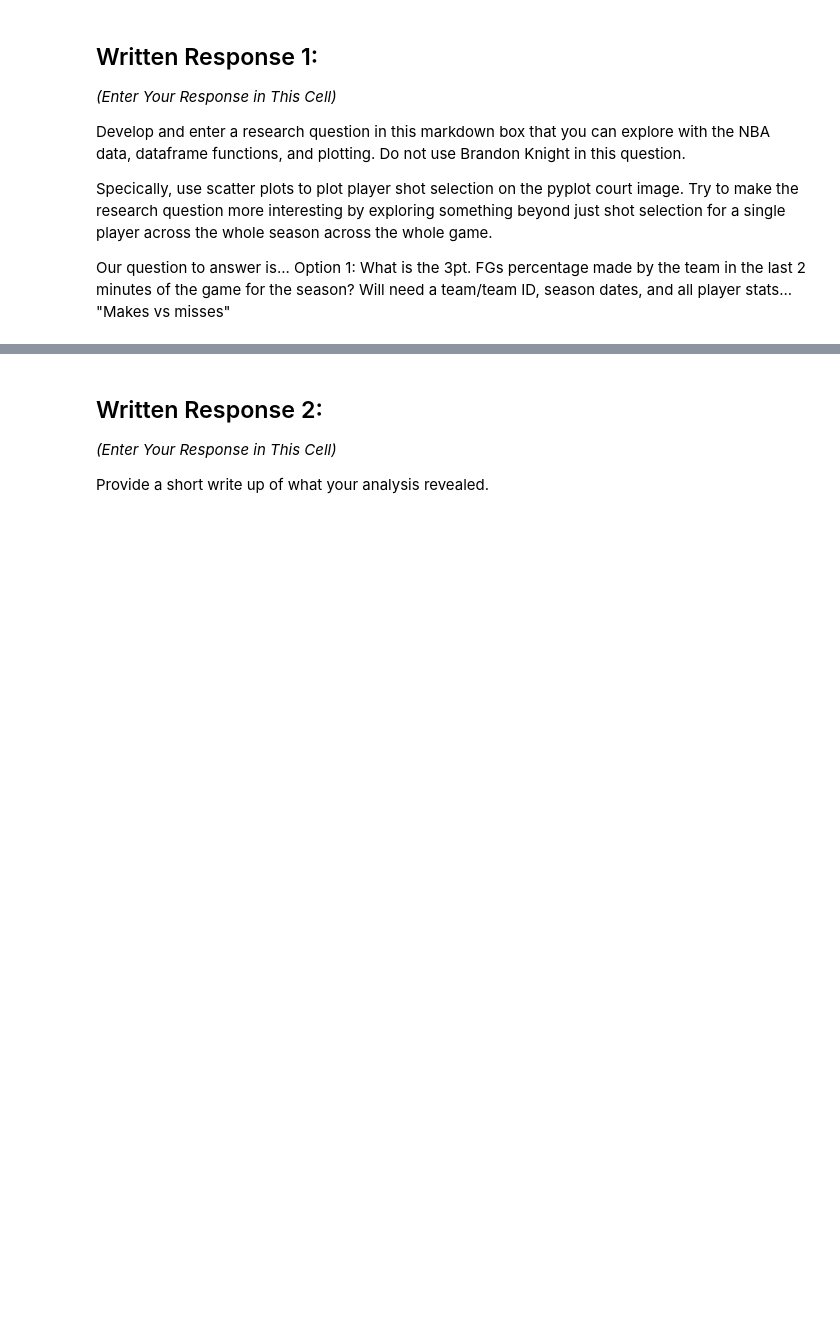
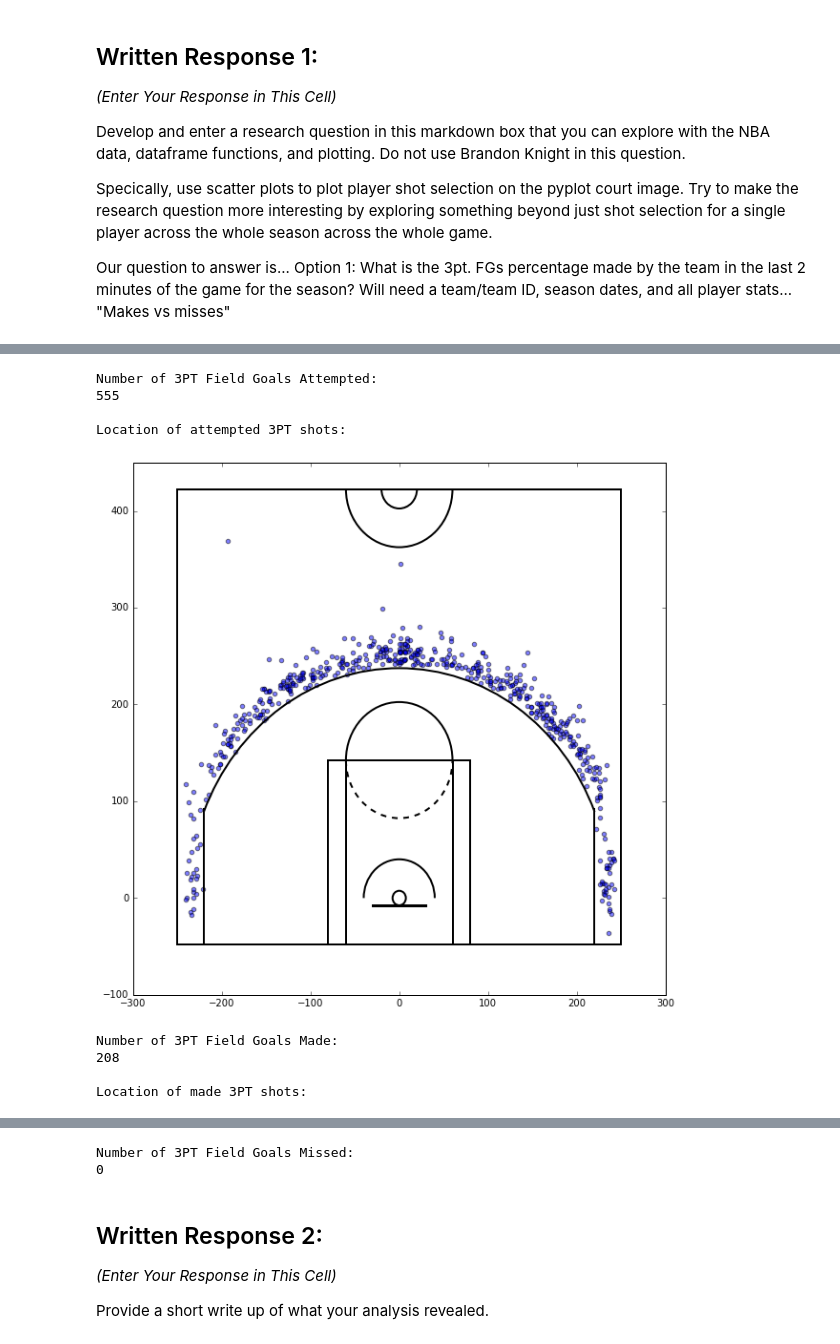
Before and after one commit to cdean00/big_data, a Jupyter notebook: week_2/Week_2_Exercise_Group_6.ipynb, the cells around one changed output, grey strips where cells are left out. Cells and saved outputs as stored; diff of their text form; code cells hidden in the pictures; blank space fills up the shorter version.

```diff
--- a/week_2/Week_2_Exercise_Group_6.ipynb
+++ b/week_2/Week_2_Exercise_Group_6.ipynb
@@ -167,0 +194,6 @@ Will need a team/team ID, season dates, and all player stats...
+# %%
+# Write the code to build a dataframe like we did for Brandon for a different player with some sort of criteria.
+james = 201935
+# %%
+james_shots = get_shot_stats(james)
+print james_shots
@@ -167,0 +218,49 @@ Will need a team/team ID, season dates, and all player stats...
+# %%
+# Write code to generate some basic statistics (like sum() or average()) to inform your research question.
+james_shot_type_attempt = james_shots[(james_shots.SHOT_TYPE == '3PT Field Goal') & (james_shots.SHOT_ATTEMPTED_FLAG == 1)]
+x_attempt = james_shot_type_attempt['LOC_X']
+y_attempt = james_shot_type_attempt['LOC_Y']
+print 'Number of 3PT Field Goals Attempted:'
+print james_shot_type_attempt['SHOT_ATTEMPTED_FLAG'].sum()
+print
+print 'Location of attempted 3PT shots:'
+plt.figure('scatter')
+x = x_attempt# make this just a column of the X shot locations from your datafrane above like dataframe['LOC_X']
+y = y_attempt# make this just a column of the Y shot locations from your datafrane above like dataframe['LOC_Y']
+plt.xlim(-300,300)
+plt.ylim(-100,450)
+draw_court(outer_lines=True)
+plt.scatter(x,y, alpha=.5)
+plt.show()
+
+
+james_shot_type_made = james_shots[(james_shots.SHOT_TYPE == '3PT Field Goal') & (james_shots.SHOT_MADE_FLAG == 1)]
+x_made = james_shot_type_made['LOC_X']
+y_made = james_shot_type_made['LOC_Y']
+print 'Number of 3PT Field Goals Made:'
+print james_shot_type_made['SHOT_MADE_FLAG'].sum()
+print
+print 'Location of made 3PT shots:'
+plt.figure('scatter')
+x = x_made# make this just a column of the X shot locations from your datafrane above like dataframe['LOC_X']
+y = y_made# make this just a column of the Y shot locations from your datafrane above like dataframe['LOC_Y']
+plt.xlim(-300,300)
+plt.ylim(-100,450)
+draw_court(outer_lines=True)
+plt.scatter(x,y, alpha=.5, marker='x')
+plt.show()
+
+
+james_shot_type_missed = james_shots[(james_shots.SHOT_TYPE == '3PT Field Goal') & (james_shots.SHOT_MADE_FLAG == 0)]
+print 'Number of 3PT Field Goals Missed:'
+print james_shot_type_missed['SHOT_MADE_FLAG'].sum()
+# %% [output]
+Number of 3PT Field Goals Attempted:
+555
+
+Location of attempted 3PT shots:
+[figure, added]
+Number of 3PT Field Goals Made:
+208
+
+Location of made 3PT shots:
@@ -168,3 +268,5 @@ Will need a team/team ID, season dates, and all player stats...
+Number of 3PT Field Goals Missed:
+0
 # %% [markdown]
 ## Written Response 2:
 _(Enter Your Response in This Cell)_
```
Also changed, not shown: parts of 10 cells of this notebook.
